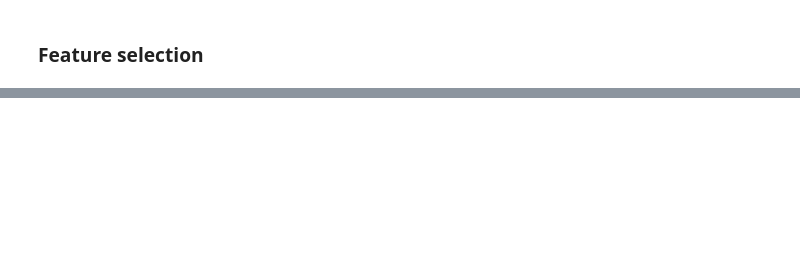
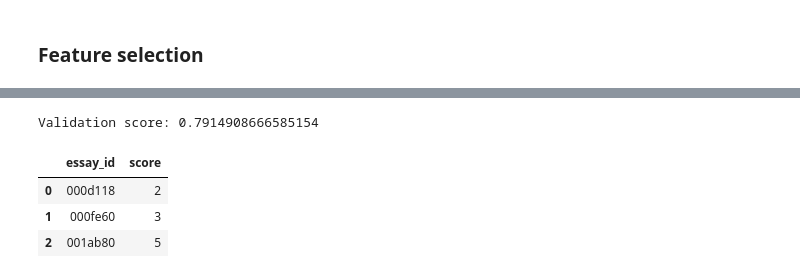
Before and after one commit to dagngyen/hcmus_23-24_automated-essay-scoring, a Jupyter notebook: model.ipynb, the cells around one changed output, grey strips where cells are left out. Saved outputs shown, nothing was run; the diff lists cells and outputs as text; code cells hidden in the pictures; blank space fills up the shorter version.

Commit message:
update LGB model

```diff
--- a/model.ipynb
+++ b/model.ipynb
@@ -391,3 +383,7 @@ for i, (_, val_index) in enumerate(skf.split(train_feats, train_feats['score']))
 train_feats.shape
 # %% [output]
 (17307, 2926)
+# %%
+test_feats = test_feats.merge(test.to_pandas(), on='essay_id', how='left')
+
+test_feats.shape
@@ -410,0 +500,47 @@ test_feats.drop(columns=drop_columns).head()
+# %%
+# Danh sách để lưu trữ dự đoán và giá trị thực tế
+predictions, actuals = [], []
+
+# Lặp qua từng fold và mô hình đã huấn luyện
+for fold, model in enumerate(trained_models):
+    X_eval_fold = train_feats[train_feats['fold'] == fold].drop(columns=drop_columns+target)
+    y_eval_fold = train_feats[train_feats['fold'] == fold]['score']
+
+    # Dự đoán và điều chỉnh dự đoán với giá trị a
+    fold_predictions = model.predict(X_eval_fold) + a
+
+    actuals.extend(y_eval_fold)
+    predictions.extend(np.round(fold_predictions, 0))
+
+# Tính toán điểm Kappa trọng số bậc hai (QWK) cho các dự đoán
+validation_score = cohen_kappa_score(actuals, predictions, weights="quadratic")
+
+# In ra điểm đánh giá
+print(f"Validation score: {validation_score}")
+# %% [output]
+Validation score: 0.7914908666585154
+# %%
+# Danh sách để lưu trữ dự đoán từ các mô hình
+test_predictions = []
+drop_columns = ['essay_id', 'full_text', 'paragraph']
+
+# Lặp qua từng mô hình để dự đoán trên tập dữ liệu kiểm thử
+for fold, model in enumerate(trained_models):
+    X_test = test_feats.drop(columns=drop_columns)
+    fold_predictions = model.predict(X_test) + a
+    test_predictions.append(fold_predictions)
+
+# Kết hợp kết quả từ các mô hình
+for i, fold_predictions in enumerate(test_predictions):
+    test_feats[f"score_pred_{i}"] = fold_predictions
+
+# Tính toán giá trị dự đoán trung bình và làm tròn kết quả để ra kết quả cuối cùng
+test_feats["score"] = np.round(test_feats[[f"score_pred_{fold}" for fold in range(5)]].mean(axis=1), 0).astype('int32')
+
+# In ra các giá trị dự đoán
+test_feats[['essay_id', 'score']].head()
+# %% [output]
+|  | essay_id | score |
+| 0 | 000d118 | 2 |
+| 1 | 000fe60 | 3 |
+| 2 | 001ab80 | 5 |
```
Also changed, not shown: parts of 14 cells of this notebook.
